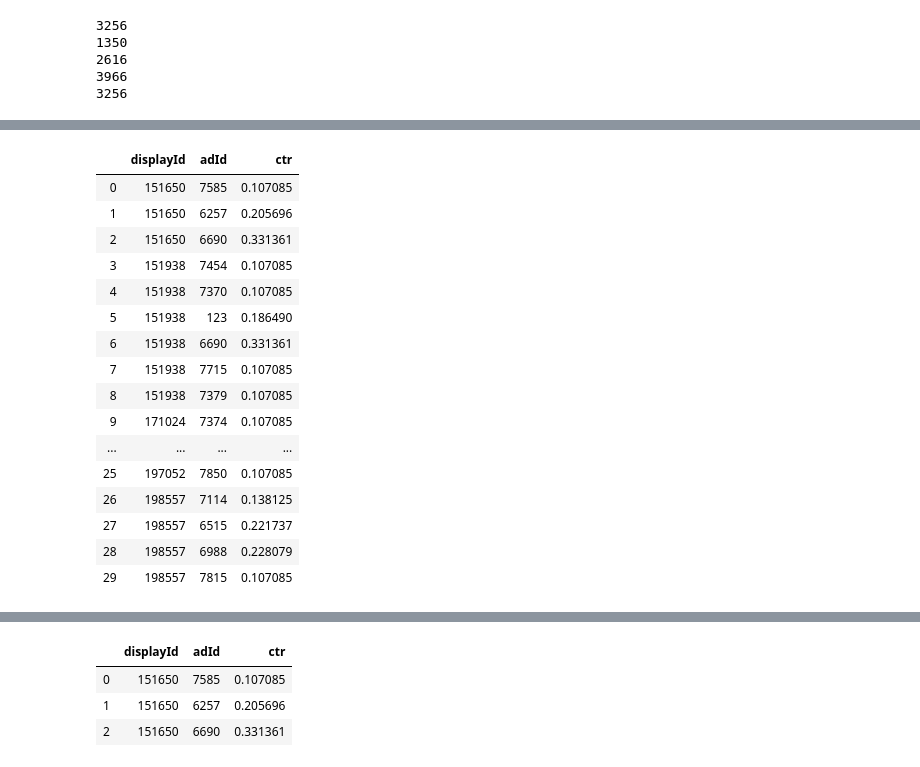
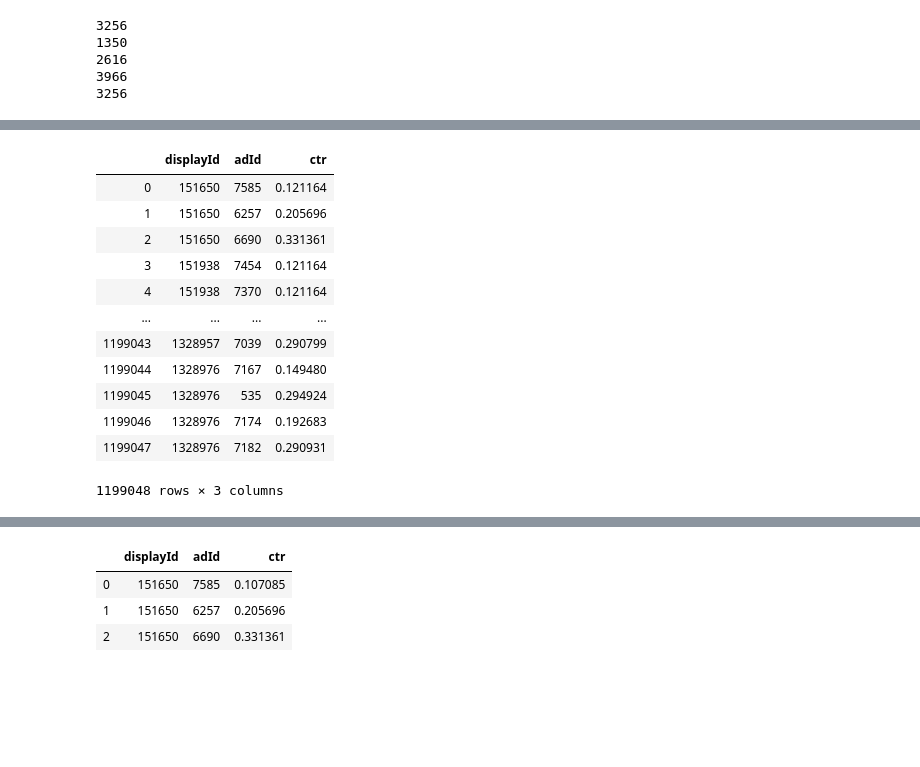
Before and after one commit to sajjad-yazdanparast/data-days, a Jupyter notebook: main.ipynb, the cells around one changed output, grey strips where cells are left out. Cells and saved outputs as stored; diff of their text form; code cells hidden in the pictures; blank space fills up the shorter version.

```diff
--- a/main.ipynb
+++ b/main.ipynb
@@ -258,24 +182,22 @@ commen
 # %%
-# click_test
-display_ids = click_test['displayId']
-test_ad_ids = click_test['adId']
-size = len (test_ad_ids)
-ctrs = [0.107085 for i in range(size)]
-i = 0
-for id_ in test_ad_ids :
-    if id_ in commen :
-        ctrs[i] = ctr_ad[ctr_ad['adId']==id_].values[0][1]
-    i+=1
+# # click_test
+# # start from here
+# display_ids = click_test['displayId']
+# test_ad_ids = click_test['adId']
+# size = len (test_ad_ids)
+# ctrs = [0.121164 for i in range(size)]
+# i = 0
+# for id_ in test_ad_ids :
+#     if id_ in commen :
+#         ctrs[i] = ctr_ad[ctr_ad['adId']==id_].values[0][1]
+#     i+=1
 
 
-sub_df = pd.DataFrame.from_dict({
-    'displayId':display_ids ,
-    'adId' : test_ad_ids ,
-    'ctr' : ctrs
-})
+# sub_df = pd.DataFrame.from_dict({
+#     'displayId':display_ids ,
+#     'adId' : test_ad_ids ,
+#     'ctr' : ctrs
+# })
+# sub_df.to_pickle('/media/sajjad/New Volume/Dataset/datadays2020_contest_public_dataset/train_plus_test.pkl')
+
+sub_df = pd.read_pickle('/media/sajjad/New Volume/Dataset/datadays2020_contest_public_dataset/train_plus_test.pkl')
-# %%
-display_ids = sub_df['displayId'].unique()
-for id_ in display_ids :
-    sub_df[sub_df['displayId']==id_].sort_values(['ctr'],ascending=0,inplace=True)
-
-sub_df
@@ -300,20 +204,16 @@ See the caveats in the documentation: http://pandas.pydata.org/pandas-docs/stabl
 # %%
-sub_df.head(30)
+sub_df
 # %% [output]
 |  | displayId | adId | ctr |
-| 0 | 151650 | 7585 | 0.107085 |
+| 0 | 151650 | 7585 | 0.121164 |
 | 1 | 151650 | 6257 | 0.205696 |
 | 2 | 151650 | 6690 | 0.331361 |
-| 3 | 151938 | 7454 | 0.107085 |
-| 4 | 151938 | 7370 | 0.107085 |
-| 5 | 151938 | 123 | 0.186490 |
-| 6 | 151938 | 6690 | 0.331361 |
-| 7 | 151938 | 7715 | 0.107085 |
-| 8 | 151938 | 7379 | 0.107085 |
-| 9 | 171024 | 7374 | 0.107085 |
+| 3 | 151938 | 7454 | 0.121164 |
+| 4 | 151938 | 7370 | 0.121164 |
 | ... | ... | ... | ... |
-| 25 | 197052 | 7850 | 0.107085 |
-| 26 | 198557 | 7114 | 0.138125 |
-| 27 | 198557 | 6515 | 0.221737 |
-| 28 | 198557 | 6988 | 0.228079 |
-| 29 | 198557 | 7815 | 0.107085 |
+| 1199043 | 1328957 | 7039 | 0.290799 |
+| 1199044 | 1328976 | 7167 | 0.149480 |
+| 1199045 | 1328976 | 535 | 0.294924 |
+| 1199046 | 1328976 | 7174 | 0.192683 |
+| 1199047 | 1328976 | 7182 | 0.290931 |
+1199048 rows × 3 columns
```
Also changed, not shown: parts of 19 cells of this notebook.
